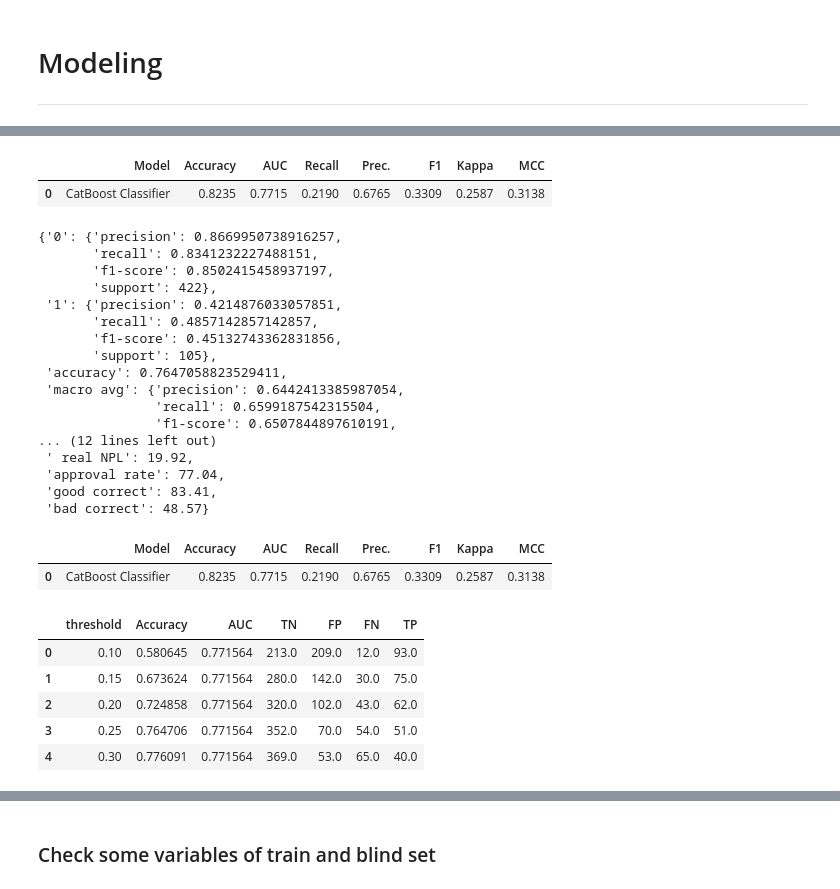
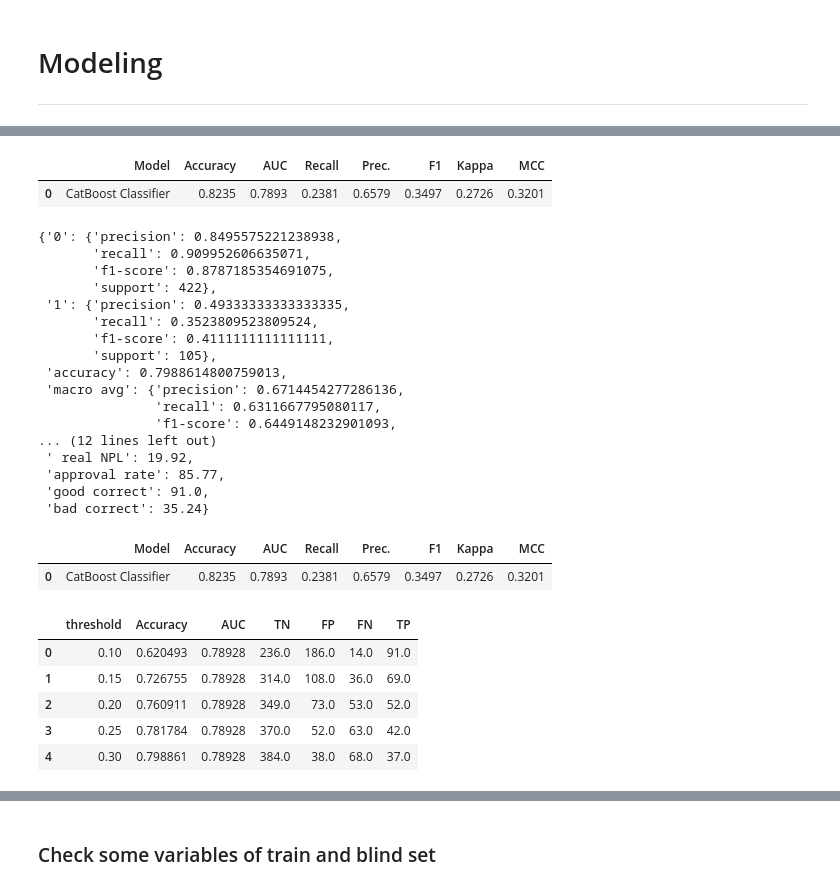
Before and after one commit to s-masrur/cbi_scoring_original, a Jupyter notebook: modelling_non_synthetic.ipynb, the cells around one changed output, grey strips where cells are left out. Saved outputs shown, nothing was run; the diff lists cells and outputs as text; code cells hidden in the pictures.

```diff
--- a/modelling_non_synthetic.ipynb
+++ b/modelling_non_synthetic.ipynb
@@ -378,0 +328,2 @@ trained_model_catboost = exp.create_model(
+# %%
+calibrated_catboost = exp.calibrate_model(best)
@@ -416,7 +381,7 @@ trained_model_rf = exp.create_model(
 # %%
 # GET PERFORMANCE METRICS:
-threshold = 0.25
-predictions = exp.predict_model(trained_model_catboost, raw_score=True, encoded_labels=True)
+threshold = 0.3
+predictions = exp.predict_model(calibrated_catboost, raw_score=True, encoded_labels=True)
 predictions['prediction_label'] = (predictions['prediction_score_1'] > threshold).astype(int)
 # predictions.to_excel('predictions.xlsx', index=False)
 
@@ -439,48 +404,48 @@ report['bad correct'] = round(tp/(fn+tp)*100, 2)
 pprint(report, sort_dicts=False)
 # %% [output]
 |  | Model | Accuracy | AUC | Recall | Prec. | F1 | Kappa | MCC |
-| 0 | CatBoost Classifier | 0.8235 | 0.7715 | 0.2190 | 0.6765 | 0.3309 | 0.2587 | 0.3138 |
+| 0 | CatBoost Classifier | 0.8235 | 0.7893 | 0.2381 | 0.6579 | 0.3497 | 0.2726 | 0.3201 |
-{'0': {'precision': 0.8669950738916257,
-       'recall': 0.8341232227488151,
-       'f1-score': 0.8502415458937197,
+{'0': {'precision': 0.8495575221238938,
+       'recall': 0.909952606635071,
+       'f1-score': 0.8787185354691075,
        'support': 422},
- '1': {'precision': 0.4214876033057851,
-       'recall': 0.4857142857142857,
-       'f1-score': 0.45132743362831856,
+ '1': {'precision': 0.49333333333333335,
+       'recall': 0.3523809523809524,
+       'f1-score': 0.4111111111111111,
        'support': 105},
- 'accuracy': 0.7647058823529411,
- 'macro avg': {'precision': 0.6442413385987054,
-               'recall': 0.6599187542315504,
-               'f1-score': 0.6507844897610191,
+ 'accuracy': 0.7988614800759013,
+ 'macro avg': {'precision': 0.6714454277286136,
+               'recall': 0.6311667795080117,
+               'f1-score': 0.6449148232901093,
 ... (12 lines left out)
  ' real NPL': 19.92,
- 'approval rate': 77.04,
- 'good correct': 83.41,
- 'bad correct': 48.57}
+ 'approval rate': 85.77,
+ 'good correct': 91.0,
+ 'bad correct': 35.24}
 # %%
 # THRESHOLD TEST
 results = pd.DataFrame(columns=['threshold', 'Accuracy', 'AUC', 'TN', 'FP', 'FN', 'TP'])
-predictions = exp.predict_model(trained_model_catboost, raw_score=True, encoded_labels=True)
+predictions = exp.predict_model(calibrated_catboost, raw_score=True, encoded_labels=True)
 
 for thres in [x / 100 for x in range(10, 31, 5)]:
     predictions['prediction_label'] = (predictions['prediction_score_1'] > thres).astype(int)
     tn, fp, fn, tp = confusion_matrix(predictions[target], predictions['prediction_label']).ravel()
     auc = roc_auc_score(predictions[target], predictions['prediction_score_1'])
     accuracy = accuracy_score(predictions[target], predictions['prediction_label'])
 
     row = [thres, accuracy, auc, tn, fp, fn, tp]
     results.loc[len(results)] = row
 
 results
 # %% [output]
 |  | Model | Accuracy | AUC | Recall | Prec. | F1 | Kappa | MCC |
-| 0 | CatBoost Classifier | 0.8235 | 0.7715 | 0.2190 | 0.6765 | 0.3309 | 0.2587 | 0.3138 |
+| 0 | CatBoost Classifier | 0.8235 | 0.7893 | 0.2381 | 0.6579 | 0.3497 | 0.2726 | 0.3201 |
 |  | threshold | Accuracy | AUC | TN | FP | FN | TP |
-| 0 | 0.10 | 0.580645 | 0.771564 | 213.0 | 209.0 | 12.0 | 93.0 |
-| 1 | 0.15 | 0.673624 | 0.771564 | 280.0 | 142.0 | 30.0 | 75.0 |
-| 2 | 0.20 | 0.724858 | 0.771564 | 320.0 | 102.0 | 43.0 | 62.0 |
-| 3 | 0.25 | 0.764706 | 0.771564 | 352.0 | 70.0 | 54.0 | 51.0 |
-| 4 | 0.30 | 0.776091 | 0.771564 | 369.0 | 53.0 | 65.0 | 40.0 |
+| 0 | 0.10 | 0.620493 | 0.78928 | 236.0 | 186.0 | 14.0 | 91.0 |
+| 1 | 0.15 | 0.726755 | 0.78928 | 314.0 | 108.0 | 36.0 | 69.0 |
+| 2 | 0.20 | 0.760911 | 0.78928 | 349.0 | 73.0 | 53.0 | 52.0 |
+| 3 | 0.25 | 0.781784 | 0.78928 | 370.0 | 52.0 | 63.0 | 42.0 |
+| 4 | 0.30 | 0.798861 | 0.78928 | 384.0 | 38.0 | 68.0 | 37.0 |
 # %%
 # GET PERFORMANCE METRICS:
 threshold = 0.25
```
Also changed, not shown: parts of 48 cells of this notebook.
